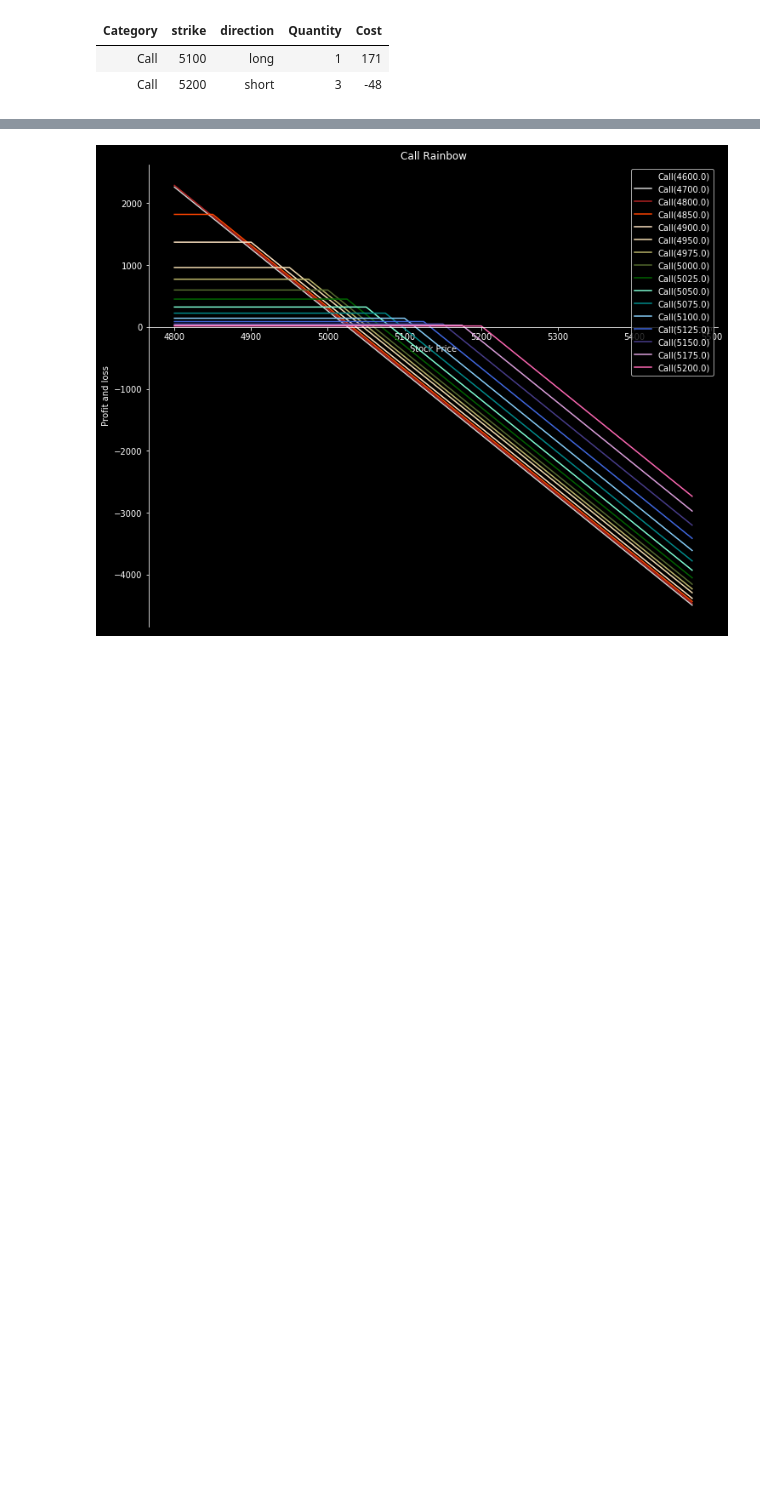
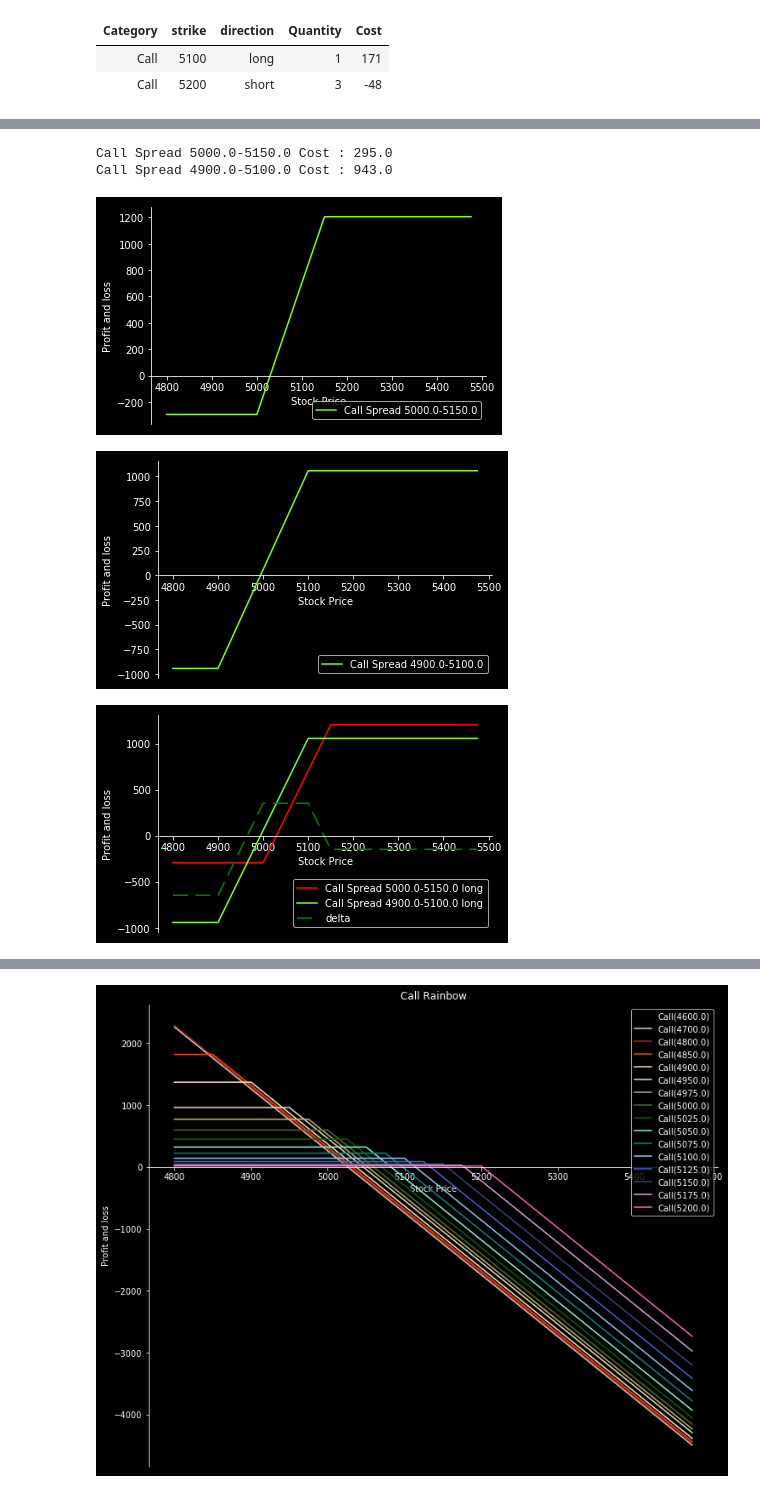
Before and after one commit to splanquart/spoption, a Jupyter notebook: analyses.ipynb, the cells around one changed output, grey strips where cells are left out. Saved outputs shown, nothing was run; the diff lists cells and outputs as text; code cells hidden in the pictures; blank space fills up the shorter version.

```diff
--- a/analyses.ipynb
+++ b/analyses.ipynb
@@ -184,9 +184,15 @@ Box Spread 5000.0-5200.0 Cost : 1751.0
 # %%
-cspread1 = CallSpread(call[5000], call[5200])
+cspread1 = CallSpread(call[5000], call[5150])
 print('{} Cost : {}'.format(cspread1.label, cspread1.cost()))
 cspread2 = CallSpread(call[4900], call[5100])
 print('{} Cost : {}'.format(cspread2.label, cspread2.cost()))
 g.profit_strategy(cspread1)
 g.profit_strategy(cspread2)
 g.compare(cspread1, 'long', cspread2, 'long')
+# %% [output]
+Call Spread 5000.0-5150.0 Cost : 295.0
+Call Spread 4900.0-5100.0 Cost : 943.0
+[figure, added]
+[figure, added]
+[figure, added]
 # %%
```
Also changed, not shown: parts of 4 cells of this notebook, 5 other files.
